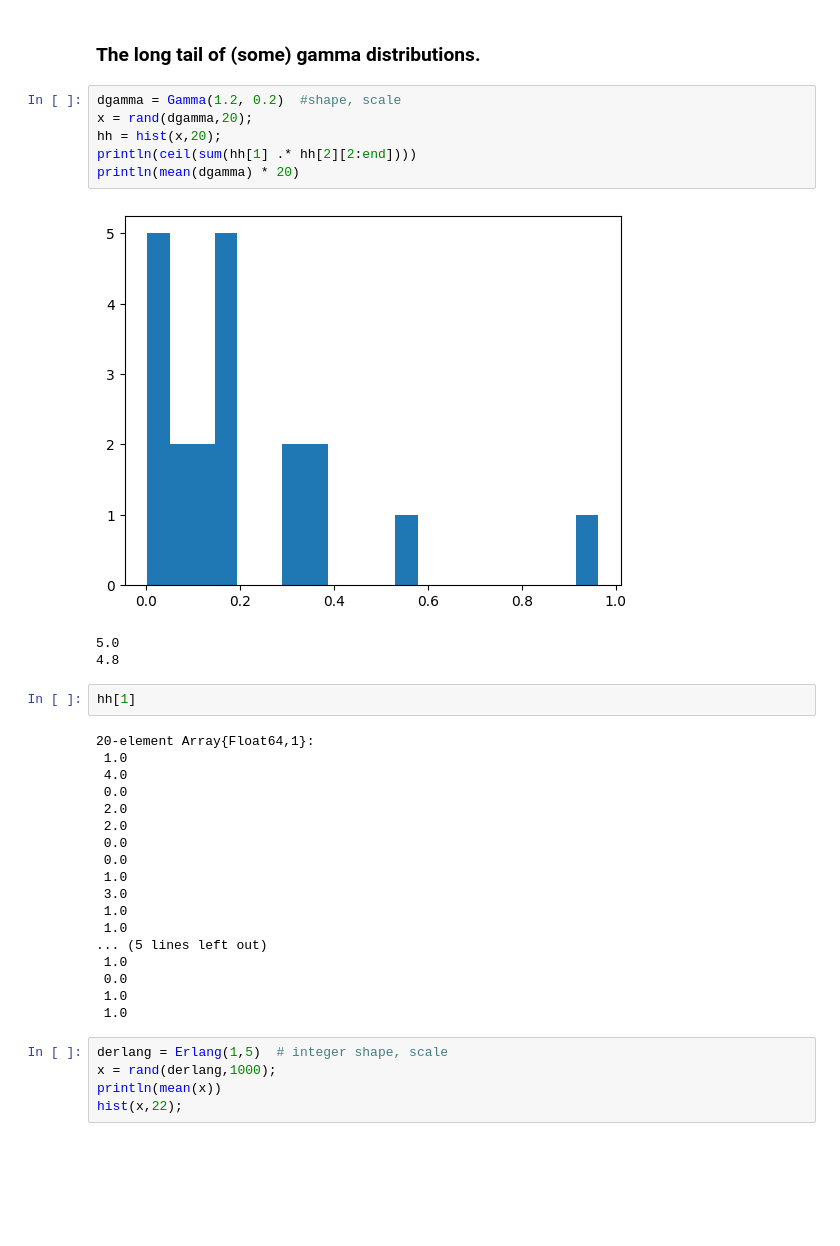
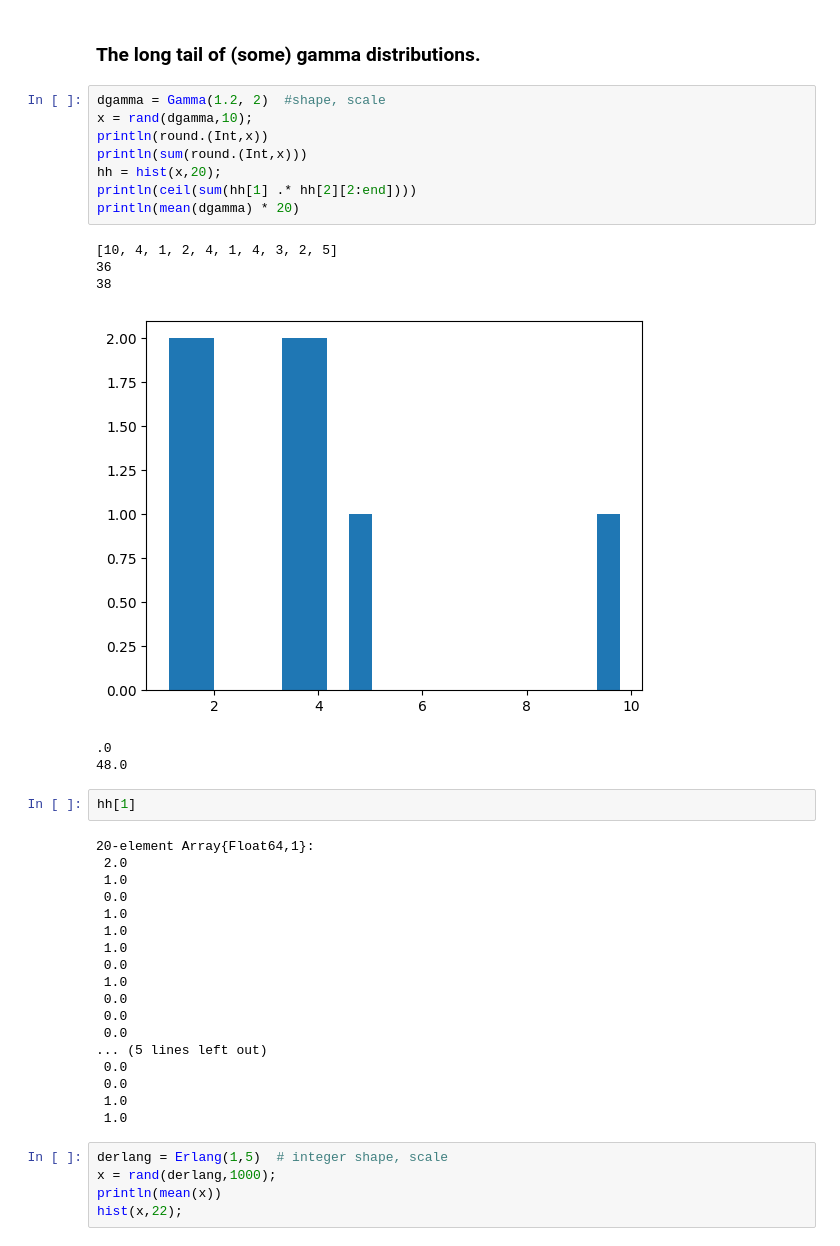
Before and after one commit to lewisl/CovidSim, a Jupyter notebook: prototyping.ipynb, the cells around one changed output. Saved outputs shown, nothing was run; the diff lists cells and outputs as text; blank space fills up the shorter version.

```diff
--- a/prototyping.ipynb
+++ b/prototyping.ipynb
@@ -89,35 +89,40 @@ hist(x,22);
 # %% [markdown]
 ### The long tail of (some) gamma distributions.
 # %%
-dgamma = Gamma(1.2, 0.2)  #shape, scale
-x = rand(dgamma,20);
+dgamma = Gamma(1.2, 2)  #shape, scale
+x = rand(dgamma,10);
+println(round.(Int,x))
+println(sum(round.(Int,x)))
 hh = hist(x,20);
 println(ceil(sum(hh[1] .* hh[2][2:end])))
 println(mean(dgamma) * 20)
 # %% [output]
+[10, 4, 1, 2, 4, 1, 4, 3, 2, 5]
+36
+38
-[figure, old version]
+[figure, new version]
-5.0
-4.8
+.0
+48.0
 # %%
 hh[1]
 # %% [output]
 20-element Array{Float64,1}:
- 1.0
- 4.0
- 0.0
  2.0
- 2.0
- 0.0
- 0.0
- 1.0
- 3.0
- 1.0
- 1.0
-... (5 lines left out)
  1.0
  0.0
  1.0
  1.0
+ 1.0
+ 0.0
+ 1.0
+ 0.0
+ 0.0
+ 0.0
+... (5 lines left out)
+ 0.0
+ 0.0
+ 1.0
+ 1.0
 # %%
 derlang = Erlang(1,5)  # integer shape, scale
 x = rand(derlang,1000);
```
Also changed, not shown: 1 other file.
